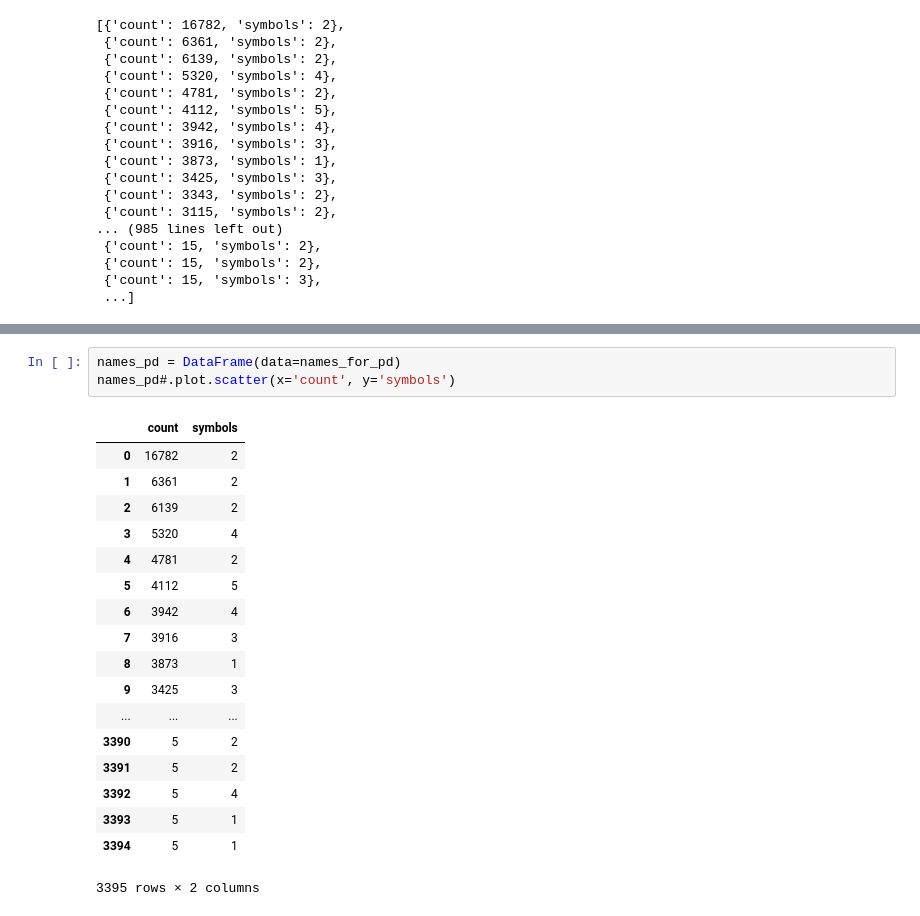
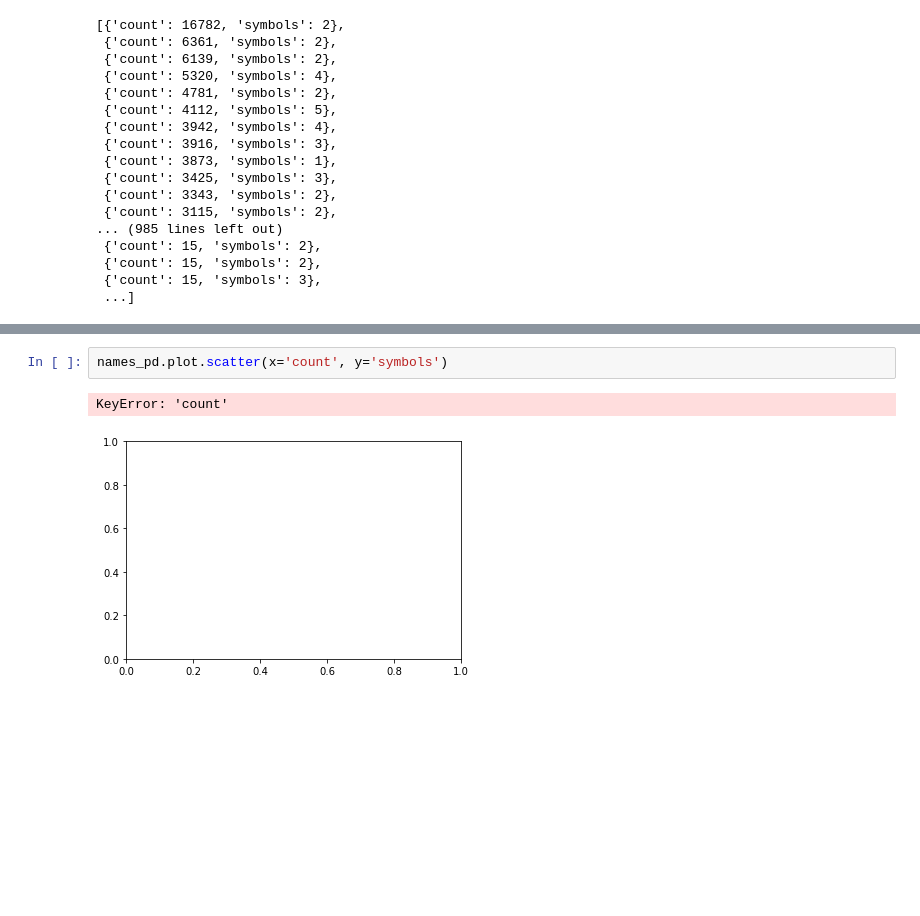
Before and after one commit to Odisssssey/py, a Jupyter notebook: 18/count_word.ipynb, the cells around one changed output, grey strips where cells are left out. Cells and saved outputs as stored; diff of their text form; blank space fills up the shorter version.

```diff
--- a/18/count_word.ipynb
+++ b/18/count_word.ipynb
@@ -260,22 +282,5 @@ names_for_pd
 # %%
-names_pd = DataFrame(data=names_for_pd)
-names_pd#.plot.scatter(x='count', y='symbols')
+names_pd.plot.scatter(x='count', y='symbols')
 # %% [output]
-|  | count | symbols |
-| 0 | 16782 | 2 |
-| 1 | 6361 | 2 |
-| 2 | 6139 | 2 |
-| 3 | 5320 | 4 |
-| 4 | 4781 | 2 |
-| 5 | 4112 | 5 |
-| 6 | 3942 | 4 |
-| 7 | 3916 | 3 |
-| 8 | 3873 | 1 |
-| 9 | 3425 | 3 |
-| ... | ... | ... |
-| 3390 | 5 | 2 |
-| 3391 | 5 | 2 |
-| 3392 | 5 | 4 |
-| 3393 | 5 | 1 |
-| 3394 | 5 | 1 |
-3395 rows × 2 columns
+KeyError: 'count'
+[figure, added]
```
Also changed, not shown: parts of 1 cell of this notebook.
